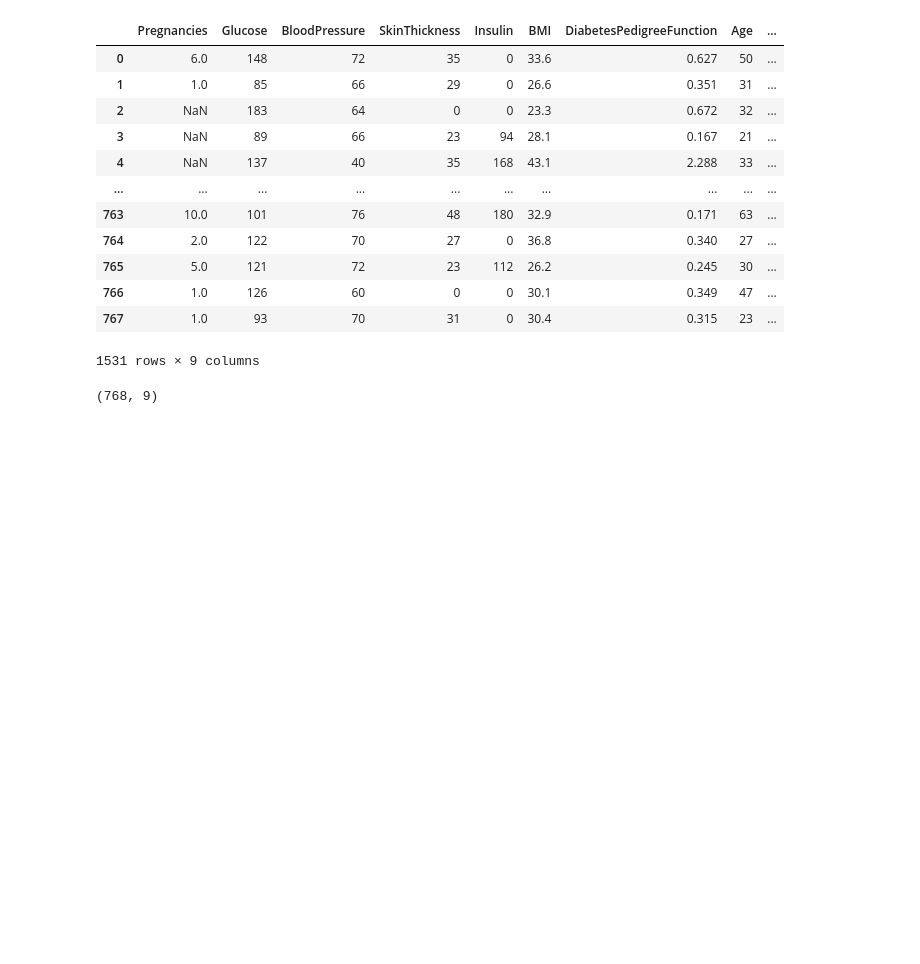
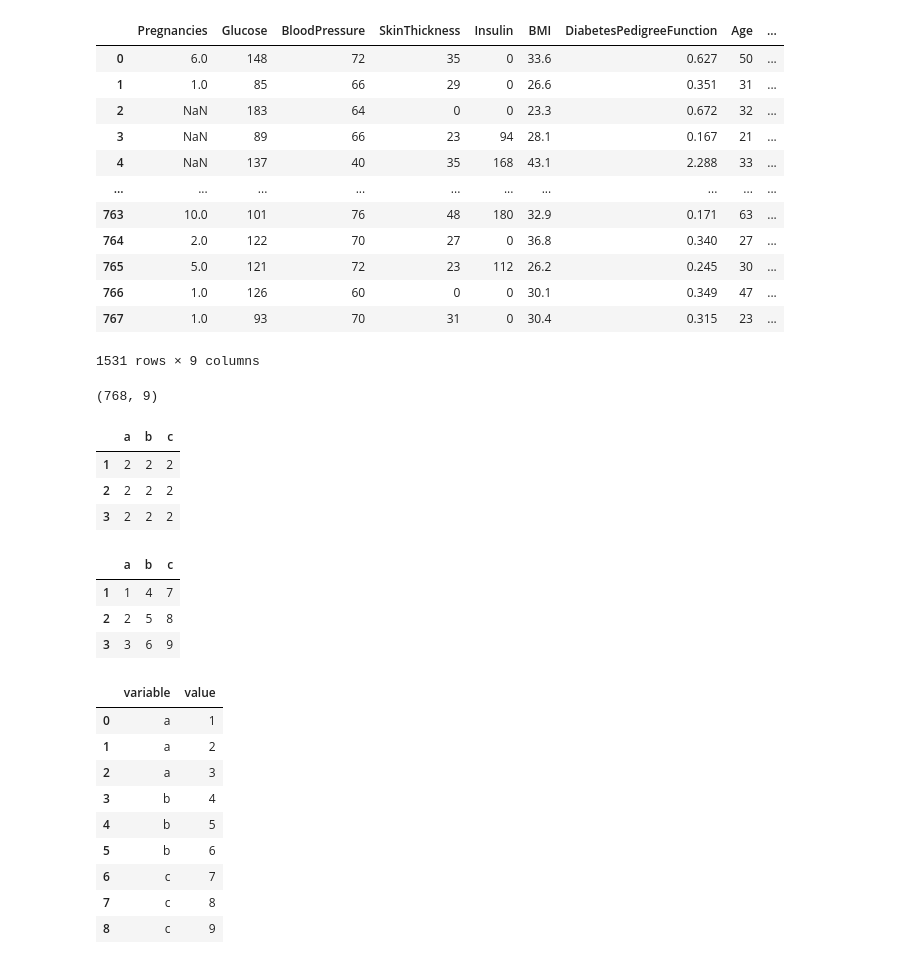
Before and after one commit to nomankhokhar/data_science_learning, a Jupyter notebook: PythonPractice.ipynb, the cells around one changed output. Saved outputs shown, nothing was run; the diff lists cells and outputs as text; code cells hidden in the pictures; blank space fills up the shorter version.

```diff
--- a/PythonPractice.ipynb
+++ b/PythonPractice.ipynb
@@ -287,3 +287,49 @@ df3 = df3.drop_duplicates()
 df3.shape
 # %% [output]
 (768, 9)
+# %%
+dfn = pd.DataFrame(
+{
+    "a": [2,2,2],
+    "b": [2,2,2],
+    "c": [2,2,2],
+},
+    index = [1,2,3]
+)
+
+dfn
+# %% [output]
+|  | a | b | c |
+| 1 | 2 | 2 | 2 |
+| 2 | 2 | 2 | 2 |
+| 3 | 2 | 2 | 2 |
+# %%
+dfn = pd.DataFrame(
+{
+    "a": [1,2,3],
+    "b": [4,5,6],
+    "c": [7,8,9],
+},
+    index = [1,2,3],
+    columns = ['a','b','c']
+)
+
+dfn
+# %% [output]
+|  | a | b | c |
+| 1 | 1 | 4 | 7 |
+| 2 | 2 | 5 | 8 |
+| 3 | 3 | 6 | 9 |
+# %%
+pd.melt(dfn)
+# %% [output]
+|  | variable | value |
+| 0 | a | 1 |
+| 1 | a | 2 |
+| 2 | a | 3 |
+| 3 | b | 4 |
+| 4 | b | 5 |
+| 5 | b | 6 |
+| 6 | c | 7 |
+| 7 | c | 8 |
+| 8 | c | 9 |
```
Also changed, not shown: 7 other files.
